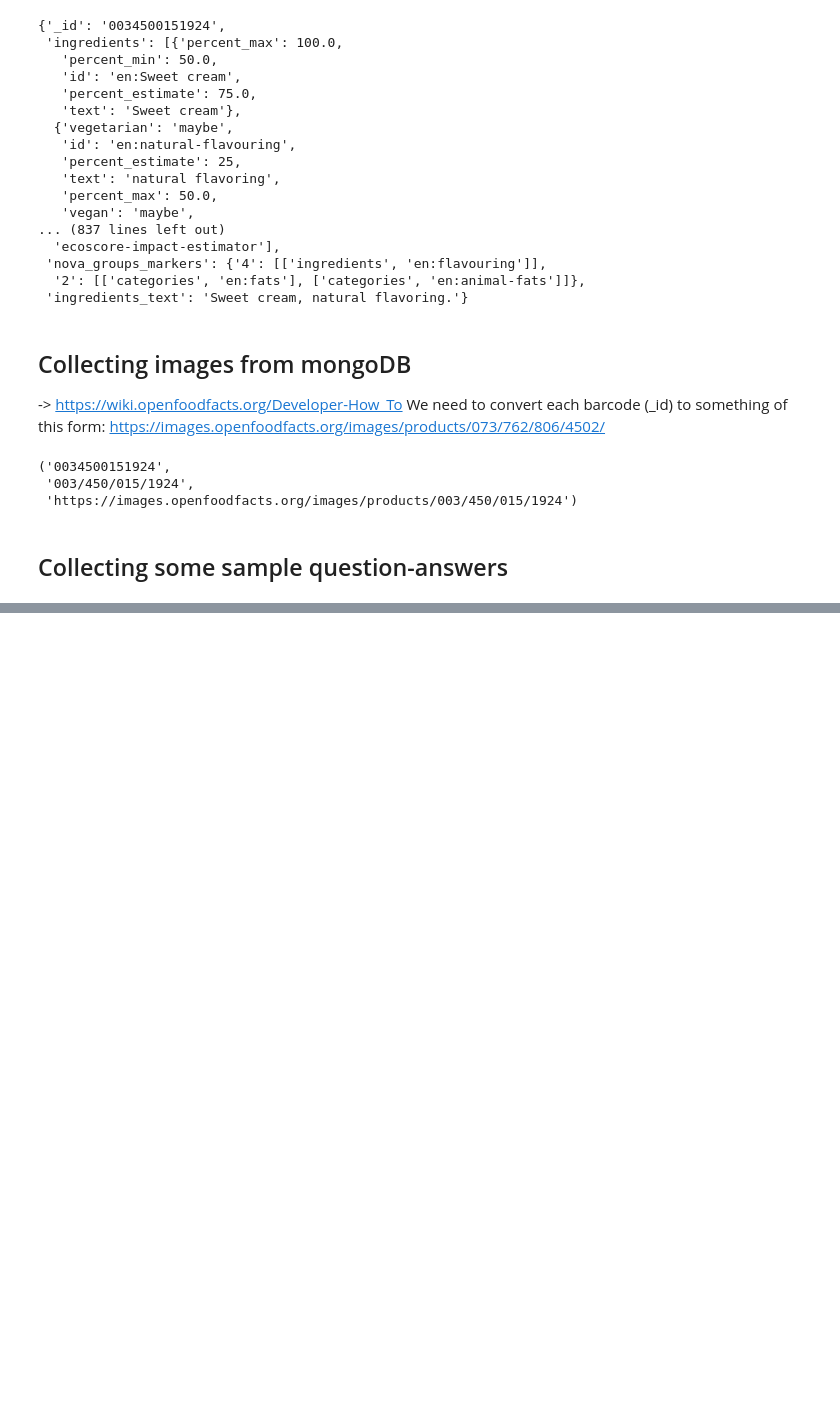
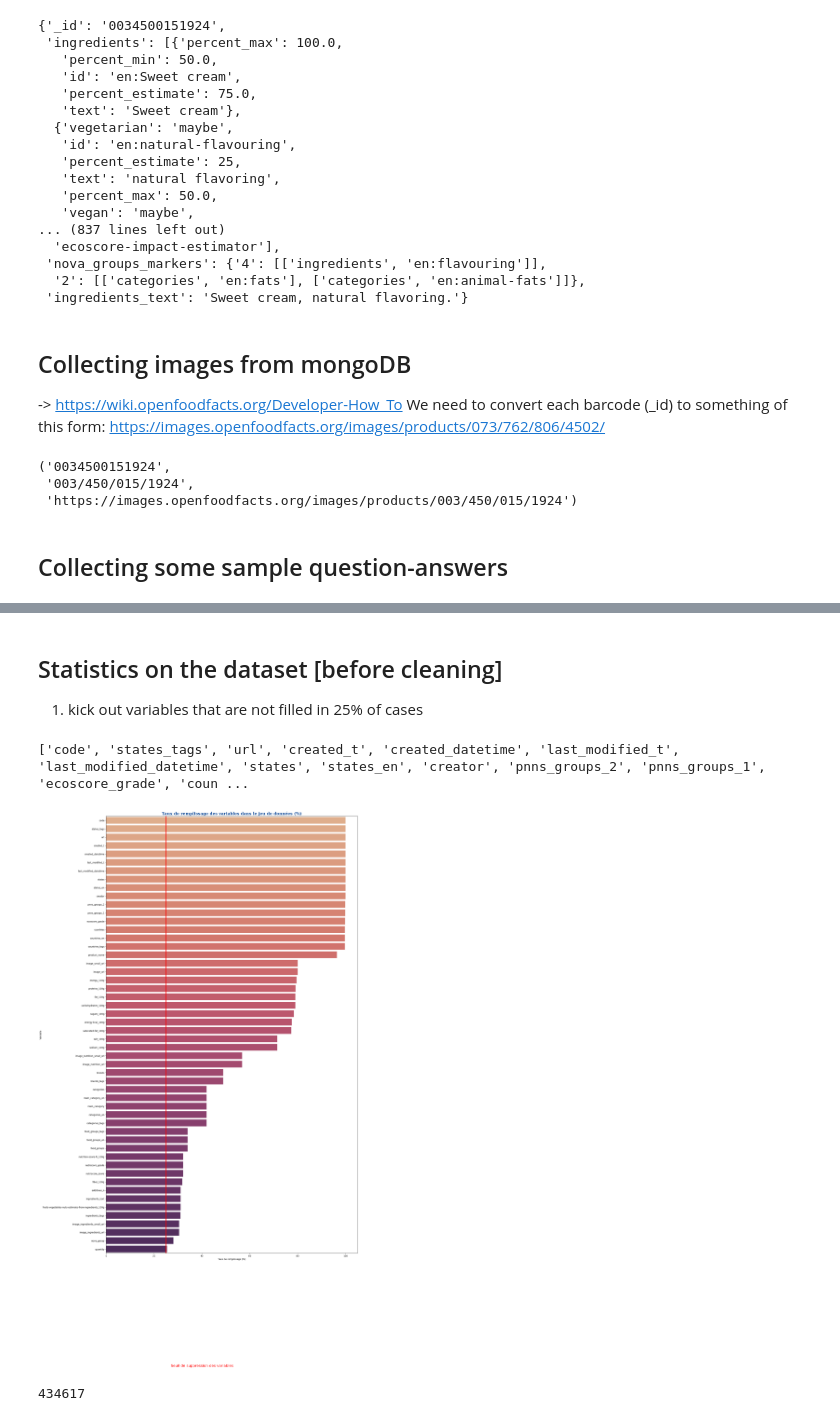
Before and after one commit to Borchmann/DUchallenge, a Jupyter notebook: data/OFF/EDA.ipynb, the cells around one changed output, grey strips where cells are left out. Drawn from its saved outputs; the diff is of its cells as text; code cells hidden in the pictures; blank space fills up the shorter version.

Commit message:
cleaned for all images - could assemble in principle; continuing with some more EDA

```diff
--- a/data/OFF/EDA.ipynb
+++ b/data/OFF/EDA.ipynb
@@ -100,0 +164,78 @@ df = pd.read_csv(path, sep="\t")
+# %% [markdown]
+## Statistics on the dataset [before cleaning]
+
+1. kick out variables that are not filled in 25% of cases
+# %%
+import matplotlib.pyplot as plt
+import seaborn as sns
+
+def null_factor(df, tx_threshold=50):
+    null_rate = ((df.isnull().sum() / df.shape[0])*100).sort_values(ascending=False).reset_index()
+    null_rate.columns = ['Variable','Taux_de_Null']
+    high_null_rate = null_rate[null_rate.Taux_de_Null >= tx_threshold]
+    return high_null_rate
+
+full_null_rate = null_factor(df, 100)
+
+filling_features = null_factor(df, 0)
+filling_features["Taux_de_Null"] = 100-filling_features["Taux_de_Null"]
+filling_features = filling_features.sort_values("Taux_de_Null", ascending=False)
+
+#Seuil de suppression
+sup_threshold = 25
+
+
+#Liste des variables à conserver
+features_to_conserve = list(filling_features.loc[filling_features['Taux_de_Null']>=sup_threshold, 'Variable'].values)
+#Liste des variables supprimées
+deleted_features = list(filling_features.loc[filling_features['Taux_de_Null']<sup_threshold, 'Variable'].values)
+
+#Nouveau dfet avec les variables conservées
+df = df[features_to_conserve].sort_values(["created_datetime","last_modified_datetime"], ascending=True)
+print(features_to_conserve)
+
+plot = True
+
+if plot:
+
+    fig = plt.figure(figsize=(20, 35))
+
+    font_title = {'family': 'serif',
+                  'color':  '#114b98',
+                  'weight': 'bold',
+                  'size': 18,
+                 }
+
+
+    sns.barplot(x="Taux_de_Null", y="Variable", data=filling_features, palette="flare")
+    #Seuil pour suppression des varaibles
+    plt.axvline(x=sup_threshold, linewidth=2, color = 'r')
+    plt.text(sup_threshold+2, 65, 'Seuil de suppression des variables', fontsize = 16, color = 'r')
+
+    plt.title("Taux de remplissage des variables dans le jeu de données (%)", fontdict=font_title)
+    plt.xlabel("Taux de remplissage (%)")
+    plt.show()
+# %% [output]
+['code', 'states_tags', 'url', 'created_t', 'created_datetime', 'last_modified_t', 'last_modified_datetime', 'states', 'states_en', 'creator', 'pnns_groups_2', 'pnns_groups_1', 'ecoscore_grade', 'coun ...
+[figure, added]
+# %%
+# filter for where all images are present
+sorted(features_to_conserve)
+image_columns = [
+ 'image_ingredients_small_url',
+ 'image_ingredients_url',
+ 'image_nutrition_small_url',
+ 'image_nutrition_url',
+ 'image_small_url',
+ 'image_url']
+#it seems front and back are missing? -> no distinction in csv
+
+image_df = df[(~df.image_url.isnull()) & (~df.image_ingredients_url.isnull()) & (~df.image_nutrition_url.isnull())]
+print(len(image_df))
+
+
+#434617
+
+#lambda get images
+# %% [output]
+434617
```
Also changed, not shown: parts of 8 cells of this notebook.
